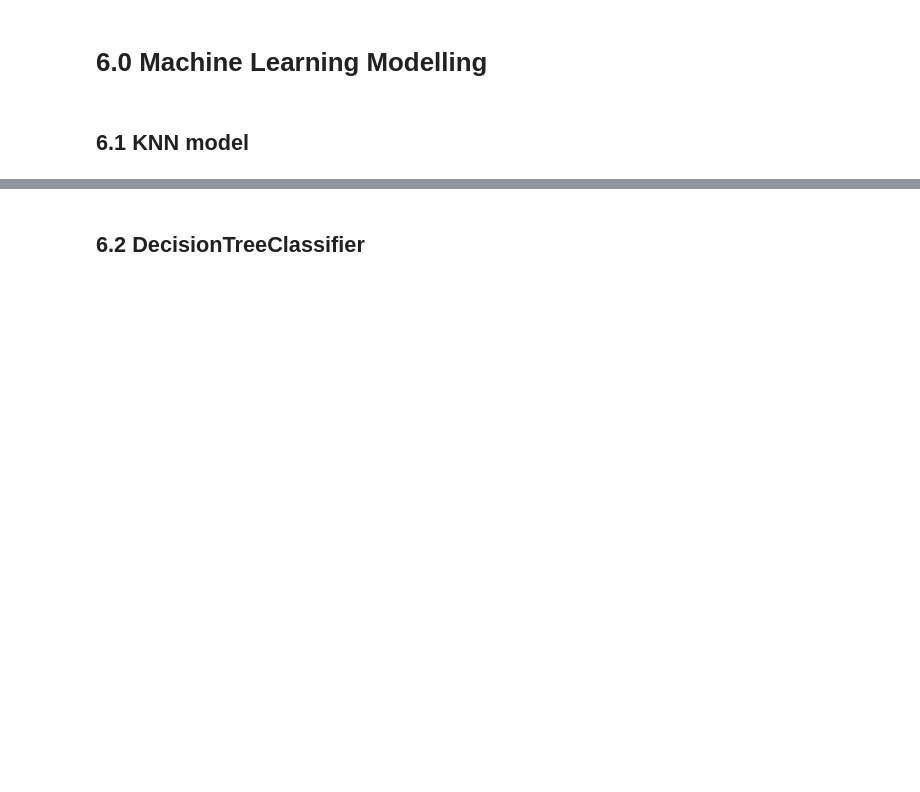
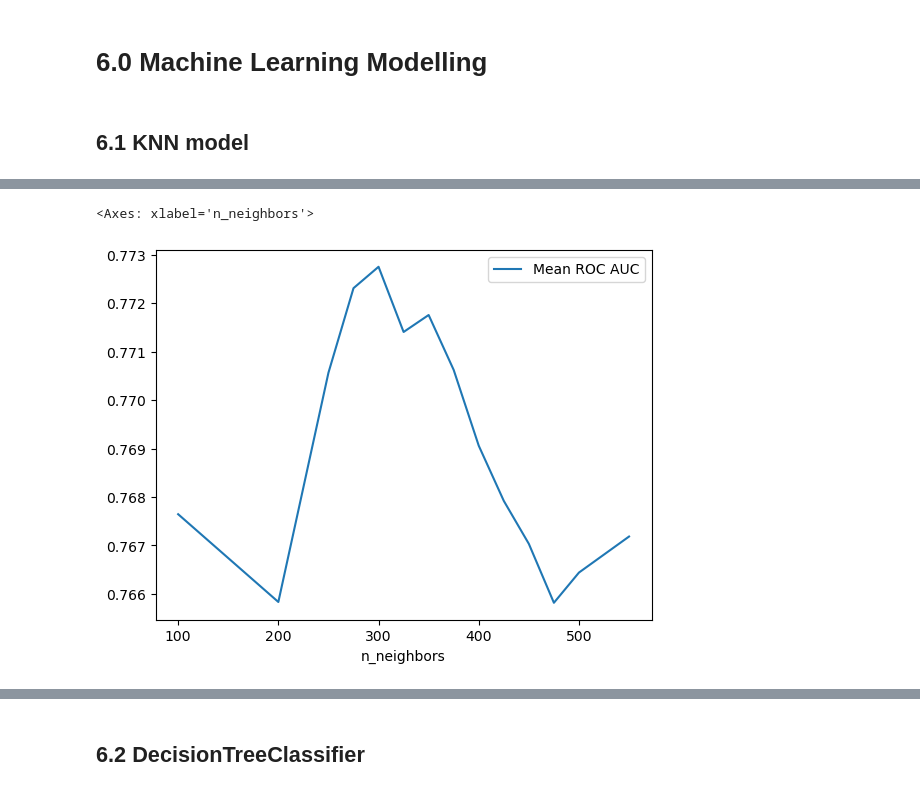
Before and after one commit to racouto7/PES03-Aprendizado-de-M-quinas-1, a Jupyter notebook: Projeto Aprendizado I.ipynb, the cells around one changed output, grey strips where cells are left out. Drawn from its saved outputs; the diff is of its cells as text; code cells hidden in the pictures; blank space fills up the shorter version.

```diff
--- a/Projeto Aprendizado I.ipynb
+++ b/Projeto Aprendizado I.ipynb
@@ -446,7 +446,7 @@ def ml_fit(model, param_name, param):
 ## 6.1 KNN model
 # %%
 # Valores de k a serem testados
-k_values = [3, 5, 7, 9, 11, 13, 15, 17, 19, 21]
+k_values = [3, 5, 7, 9, 11, 13, 15, 17, 19, 21,50,100,200,250,275,300,325,350,375,400,425,450,475,500,550,600,650,700,750]
 
 # Armazenar resultados
 results = []
@@ -460,5 +460,5 @@ for k in k_values:
 # Converter resultados para DataFrame
 results_df = pd.DataFrame(results)
 # Printar os resultados
-print(results_df)
+results_df
 # %% [output]
@@ -481,0 +482,5 @@ print(results_df)
+# %%
+results_df[results_df['Mean ROC AUC']>0.765].plot(x='n_neighbors',y='Mean ROC AUC')
+# %% [output]
+<Axes: xlabel='n_neighbors'>
+[figure, added]
```
Also changed, not shown: parts of 11 cells of this notebook.
